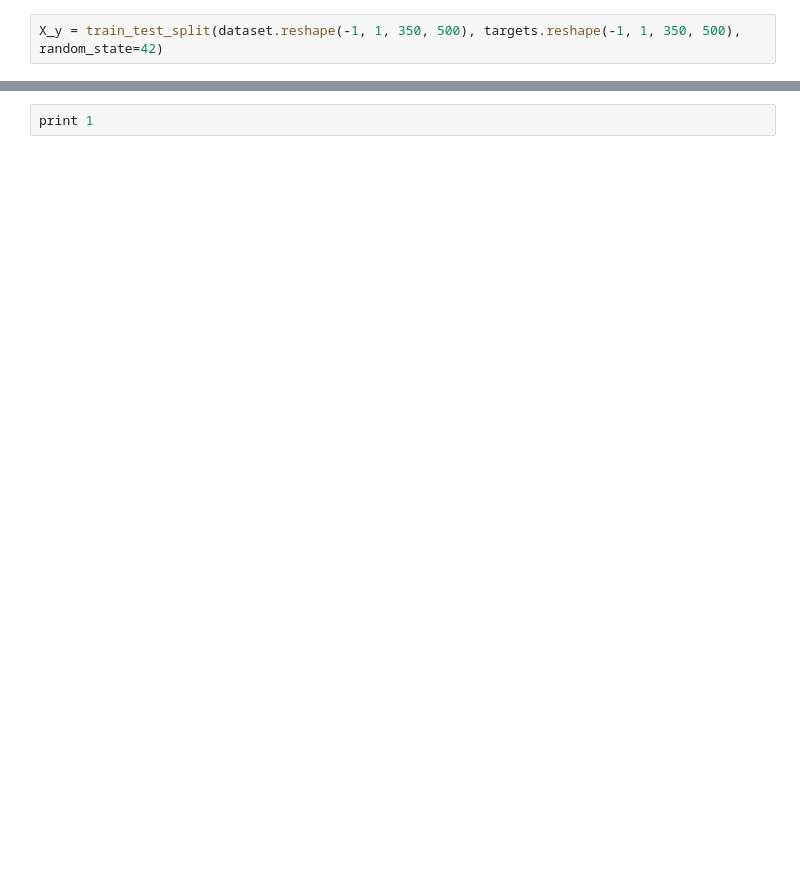
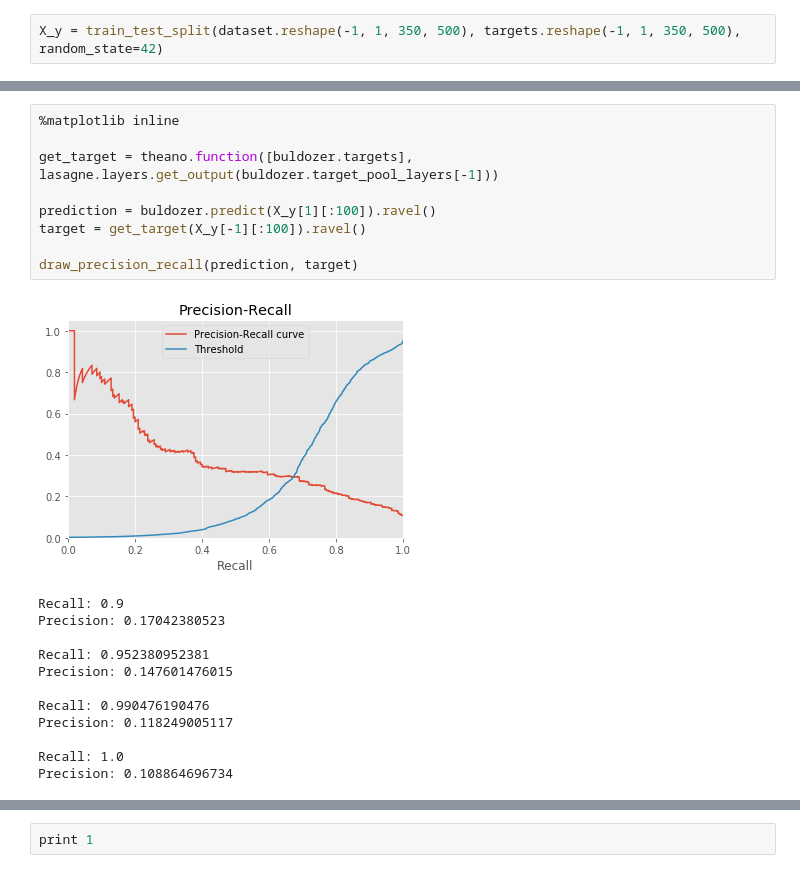
Before and after one commit to Aelphy/buldozer_revenge, a Jupyter notebook: evals/Big trigger.ipynb, the cells around one changed output, grey strips where cells are left out. Cells and saved outputs as stored; diff of their text form; blank space fills up the shorter version.

```diff
--- a/evals/Big trigger.ipynb
+++ b/evals/Big trigger.ipynb
@@ -363,3 +632,25 @@ Precision: 0.06
+# %%
+%matplotlib inline
+
+get_target = theano.function([buldozer.targets], lasagne.layers.get_output(buldozer.target_pool_layers[-1]))
+
+prediction = buldozer.predict(X_y[1][:100]).ravel()
+target = get_target(X_y[-1][:100]).ravel()
+
+draw_precision_recall(prediction, target)
+# %% [output]
+[figure, added]
+Recall: 0.9
+Precision: 0.17042380523
+
+Recall: 0.952380952381
+Precision: 0.147601476015
+
+Recall: 0.990476190476
+Precision: 0.118249005117
+
+Recall: 1.0
+Precision: 0.108864696734
 # %%
 %matplotlib inline
 draw_precision_recall(buldozer, X_y[1][:100], X_y[-1][:100])
```
Also changed, not shown: parts of 38 cells of this notebook, 7 other files.
